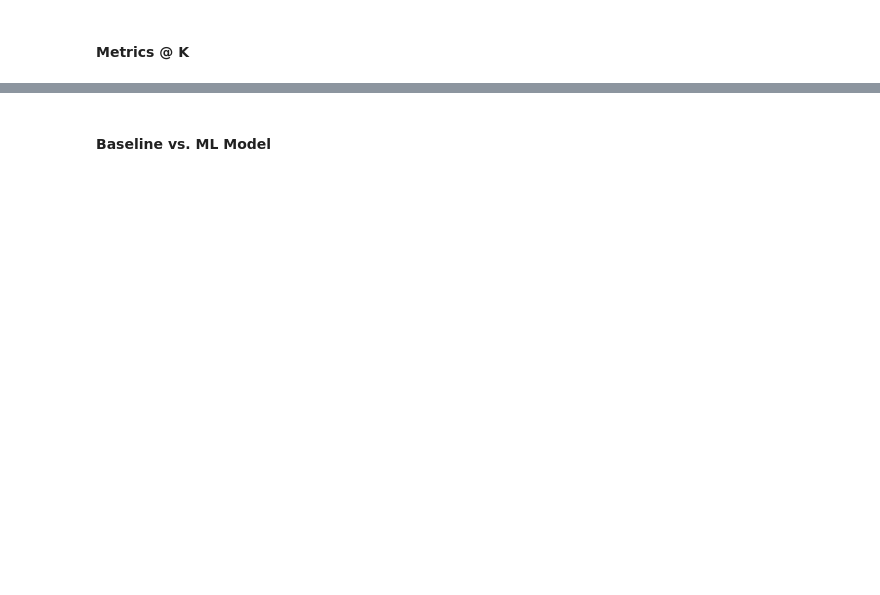
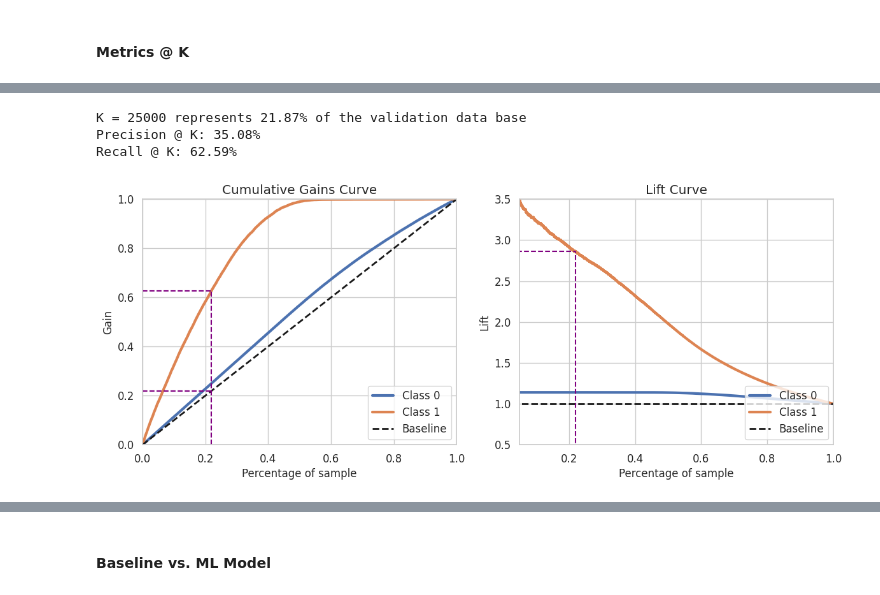
Before and after one commit to ezequielpf/health_insurance_cross_sell, a Jupyter notebook: notebooks/1_car_insurance.ipynb, the cells around one changed output, grey strips where cells are left out. Cells and saved outputs as stored; diff of their text form; code cells hidden in the pictures; blank space fills up the shorter version.

```diff
--- a/notebooks/1_car_insurance.ipynb
+++ b/notebooks/1_car_insurance.ipynb
@@ -821,0 +807,11 @@ hgb_clf = HistGradientBoostingClassifier(random_state=42)
+# %%
+hgb_clf = HistGradientBoostingClassifier(learning_rate=0.05,
+                                         l2_regularization=0.1,
+                                         max_features=0.8,
+                                         class_weight="balanced",
+                                         categorical_features="from_dtype",
+                                         random_state=seed)
+hgb_clf.fit(X=X_train[features], y=y_train)
+y_pred_hgb = hgb_clf.predict(X=X_valid[features])
+y_pred_proba_hgb = hgb_clf.predict_proba(X=X_valid[features])
+roc_hgb = roc_auc_score(y_score=y_pred_proba_hgb[:,1], y_true=y_valid)
@@ -923,0 +948,9 @@ ax[1].set_ylim(0.5, 3.5)
+# %%
+# HGBoost
+K = 25000
+propensity_hgb = propensity_score(y_proba=y_pred_proba_hgb, n_samples=K)
+# %% [output]
+K = 25000 represents 21.87% of the validation data base
+Precision @ K: 35.08%
+Recall @ K: 62.59%
+[figure, added]
```
Also changed, not shown: parts of 40 cells of this notebook, 2 other files.
